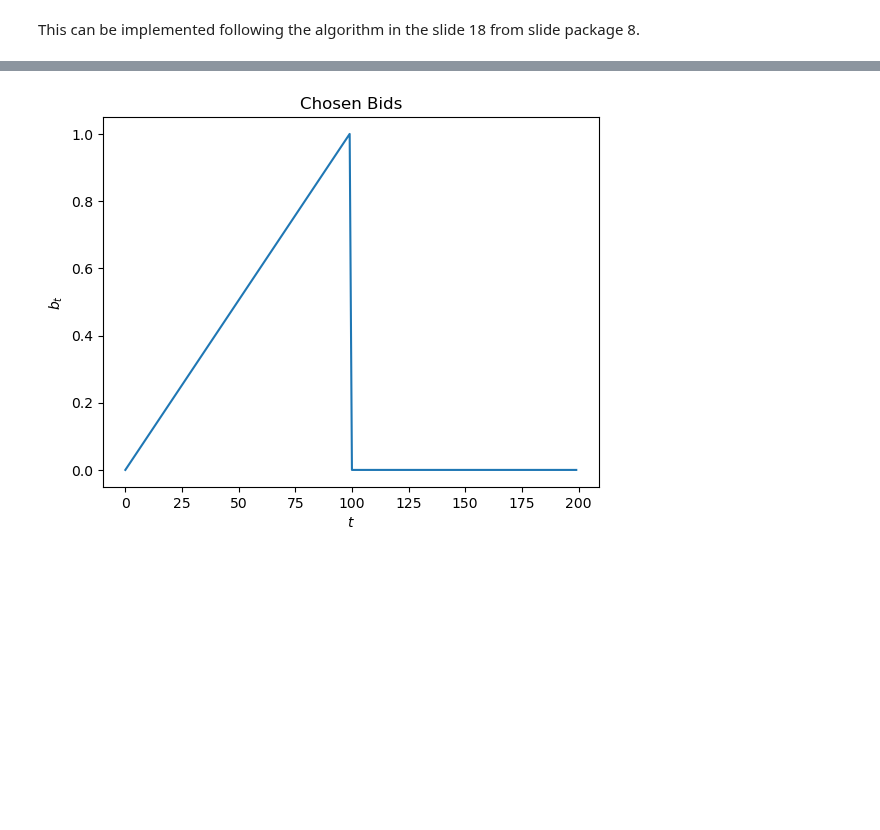
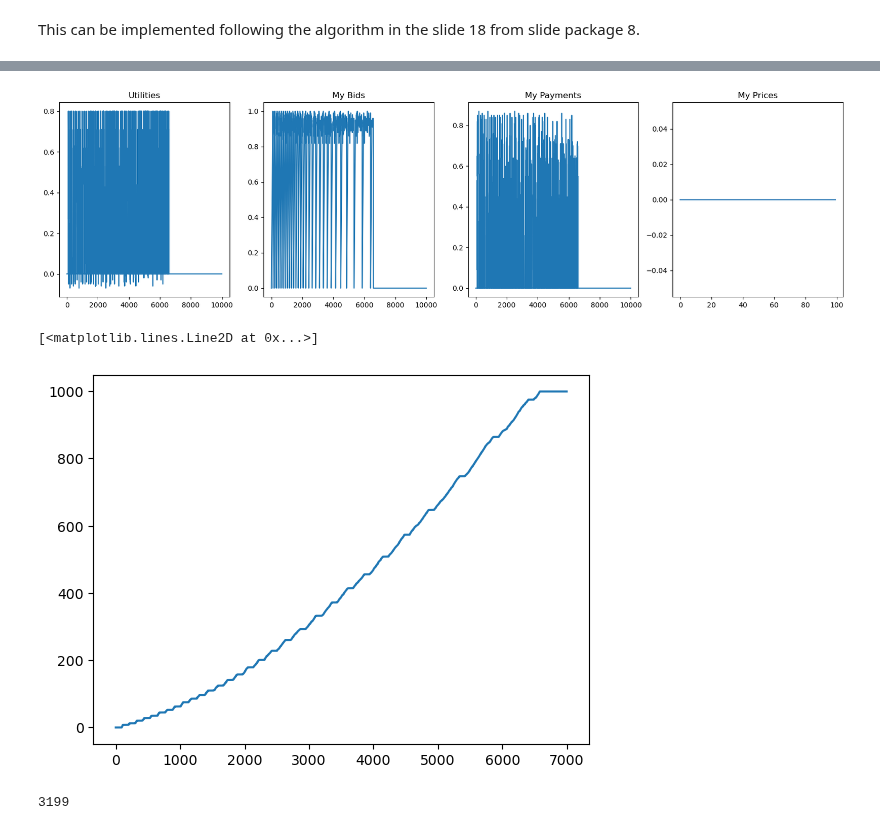
Before and after one commit to giulio8/OLA_project, a Jupyter notebook: Stochastic_env.ipynb, the cells around one changed output, grey strips where cells are left out. Drawn from its saved outputs; the diff is of its cells as text; code cells hidden in the pictures; blank space fills up the shorter version.

Commit message:
Correction of truthful auctions and many other things

```diff
--- a/Stochastic_env.ipynb
+++ b/Stochastic_env.ipynb
@@ -11,17 +13,18 @@ from tqdm.notebook import tqdm
 ### Stochastic environment
 The stochastic environment takes as "input" the action of the agent which corresponds to the bid. Then it simulates the distribution from which the other bids are sampled and the probability conversion (prob. of buying given a price -> demand curve normalized). Eventually, it outputs the reward associated with
 # %%
-class pricing_stochastic_env():
-    def __init__(self, probability_conversion):
+class pricing_stochastic_env:
+    def __init__(self, conversion_probability, cost=0.2):
         #self.rewards
-        self.probability_conversion = probability_conversion
+        self.cost = cost
+        self.conversion_probability = conversion_probability
 
     def round(self, p_t, n_t):
         d_t = np.random.binomial(n_t, self.conversion_probability(p_t))
         r_t = (p_t - self.cost) * d_t      # the reward is equal to the profit given by (price-cost)*expected demand (sampled)
         return d_t, r_t
 # %%
-class bidding_stochastic_env():
+class bidding_stochastic_env:
     def __init__(self, B, T, lambdas, n_advertisers):
         self.B = B
         self.T = T
@@ -40,14 +43,10 @@ class bidding_stochastic_env():
     def get_payments_per_click(self, values, winners):
         payments_per_click = np.zeros(self.n_slots)
         for i,w in enumerate(winners):
-            Y = sum(np.delete(values, i)*self.lambdas[-self.n_slots+1:])
+            Y = sum(np.delete(values, i)*self.lambdas[-self.n_slots+1:])        # second-price auctions (truthful)
             X = sum(np.delete(values*self.lambdas, i))
             payments_per_click[i] = (Y-X)/(self.lambdas[i]*self.ctrs[w])
         return payments_per_click.round(2)
-        '''adv_ranking = np.argsort(values)    # sorting the values (q param times bid) in increasing order
-        for i in range(self.n_slots):
-            payment = values[adv_ranking[-i]]/self.ctrs[adv_ranking[-i-1]]  # generalized second price auctions
-        return payment.round(2)'''
 
     def round(self, bids):
         # bids contains all bids, including mine which is stored in the first position
@@ -112,6 +108,6 @@ Implementing the Gaussian Processes in our agent:
 # %%
 # taken from lab session 3 as well
-class pricing_agent():
+class pricing_agent:
     def __init__(self, T, discretization=100):
         self.T = T
         self.arms = np.linspace(0, 1, discretization)
@@ -285,8 +287,25 @@ Budget depleted at round {} 9999
-# %%
-plt.plot(my_bids[:200])
-plt.xlabel('$t$')
-plt.ylabel('$b_t$')
-plt.title('Chosen Bids')
-plt.show()
-# %% [output]
-[figure, removed]
+# %%
+# stop_at paramter is a float in [0,1] which tells the percentage of the total iterations to plot
+def plot_stats(utilities_hist, bids_hist, payments_hist, prices_hist, stop_at=1):
+    fig, axs = plt.subplots(nrows=1, ncols=4, figsize=(20,5))
+    axs[0].plot(utilities_hist[:int(len(utilities_hist)*stop_at)])
+    axs[0].set_title('Utilities')
+    axs[1].plot(bids_hist[:int(len(bids_hist)*stop_at)])
+    axs[1].set_title('My Bids')
+    axs[2].plot(payments_hist[:int(len(payments_hist)*stop_at)])
+    axs[2].set_title('My Payments')
+    axs[3].plot(prices_hist[:int(len(prices_hist)*stop_at)])
+    axs[3].set_title('My Prices')
+# %%
+plot_stats(utilities, my_bids, my_payments, my_prices) #, stop_at=0.02
+# %% [output]
+[figure, added]
+# %%
+plt.plot(np.cumsum(my_payments[:7000]))
+# %% [output]
+[<matplotlib.lines.Line2D at 0x...>]
+[figure, added]
+# %%
+total_wins
+# %% [output]
+3199
```
Also changed, not shown: parts of 9 cells of this notebook, 1 other file.
